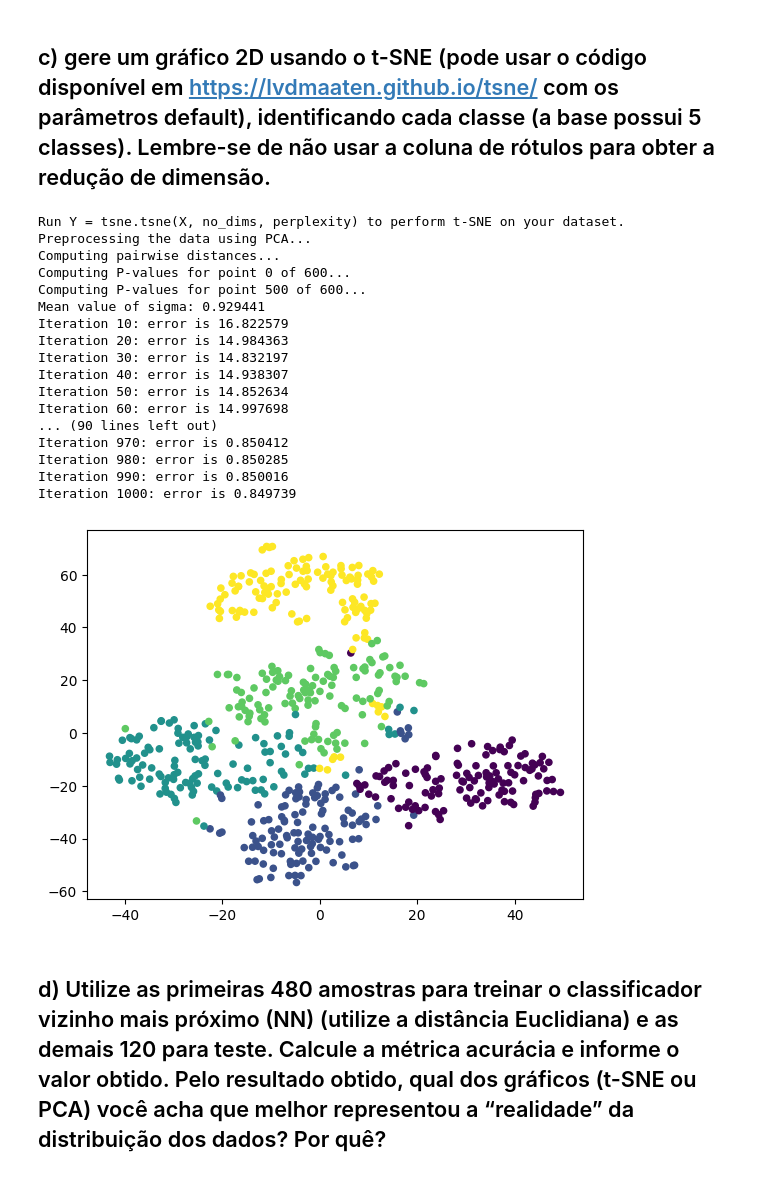
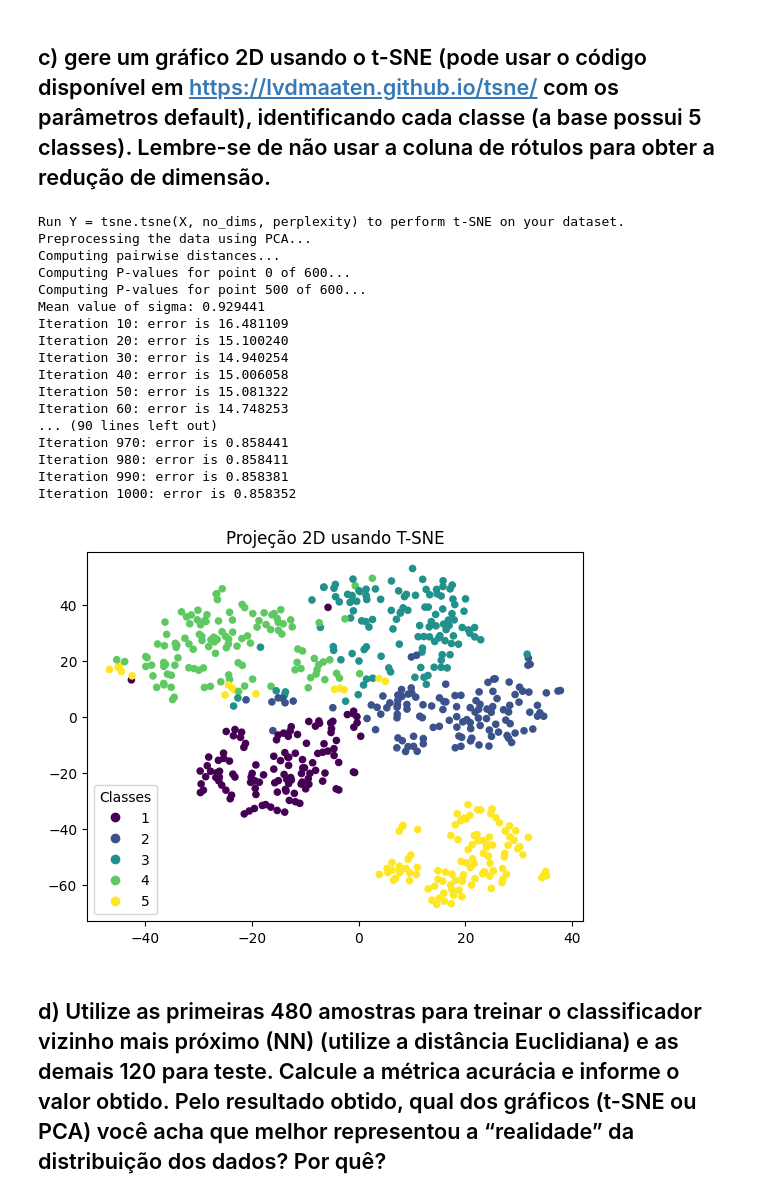
Before and after one commit to Harmonia2Side/machine-learning-laboratory-2023-2, a Jupyter notebook: lista1/lista1_breno_odnan.ipynb, the cells around one changed output. Drawn from its saved outputs; the diff is of its cells as text; code cells hidden in the pictures.

```diff
--- a/lista1/lista1_breno_odnan.ipynb
+++ b/lista1/lista1_breno_odnan.ipynb
@@ -556,15 +556,12 @@ from tsne import *
 # print(data.shape[1])
 # %%
 print("Run Y = tsne.tsne(X, no_dims, perplexity) to perform t-SNE on your dataset.")
-# X = np.loadtxt("mnist2500_X.txt")
 
-# Coloca dados sem a coluna de classes
+# Coloca dados de entrada sem a coluna de classes
 X = data.iloc[:,faixa]
-# print_format("X = ", X)
 n_collumns = data.shape[1] - 1
+
 Y = tsne(X, 2, n_collumns, 20.0)
-pylab.scatter(Y[:, 0], Y[:, 1], 20, data.iloc[:,0])
-pylab.show()
 # %% [output]
 Run Y = tsne.tsne(X, no_dims, perplexity) to perform t-SNE on your dataset.
 Preprocessing the data using PCA...
@@ -572,15 +569,14 @@ Computing pairwise distances...
 Computing P-values for point 0 of 600...
 Computing P-values for point 500 of 600...
 Mean value of sigma: 0.929441
-Iteration 10: error is 16.822579
-Iteration 20: error is 14.984363
-Iteration 30: error is 14.832197
-Iteration 40: error is 14.938307
-Iteration 50: error is 14.852634
-Iteration 60: error is 14.997698
+Iteration 10: error is 16.481109
+Iteration 20: error is 15.100240
+Iteration 30: error is 14.940254
+Iteration 40: error is 15.006058
+Iteration 50: error is 15.081322
+Iteration 60: error is 14.748253
 ... (90 lines left out)
-Iteration 970: error is 0.850412
-Iteration 980: error is 0.850285
-Iteration 990: error is 0.850016
-Iteration 1000: error is 0.849739
+Iteration 970: error is 0.858441
+Iteration 980: error is 0.858411
+Iteration 990: error is 0.858381
+Iteration 1000: error is 0.858352
-[figure, removed]
@@ -621,2 +583,16 @@ plt.legend(legend)
+# %%
+fig, ax = plt.subplots()
+
+# Plota os gráficos
+scatter = plt.scatter(Y[:, 0], Y[:, 1], 20, data.iloc[:,0])
+
+# Produz legenda com cores únicas a partir do scatterplot
+legend1 = ax.legend(*scatter.legend_elements(), loc="lower left", title="Classes")
+
+plt.title("Projeção 2D usando T-SNE")
+
+plt.show()
+# %% [output]
+[figure, added]
 # %% [markdown]
 ## d) Utilize as primeiras 480 amostras para treinar o classificador vizinho mais próximo (NN) (utilize a distância Euclidiana) e as demais 120 para teste. Calcule a métrica acurácia e informe o valor obtido. Pelo resultado obtido, qual dos gráficos (t-SNE ou PCA) você acha que melhor representou a “realidade” da distribuição dos dados? Por quê?
```
Also changed, not shown: parts of 2 cells of this notebook.
